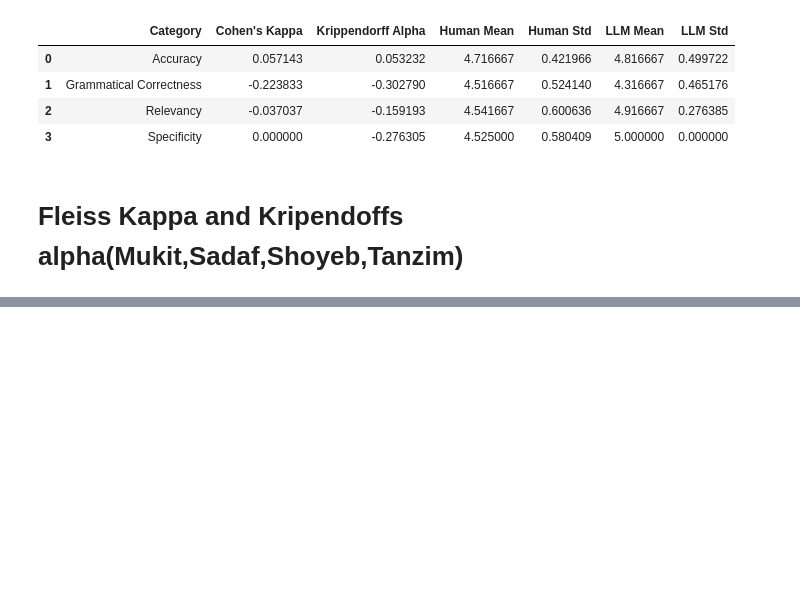
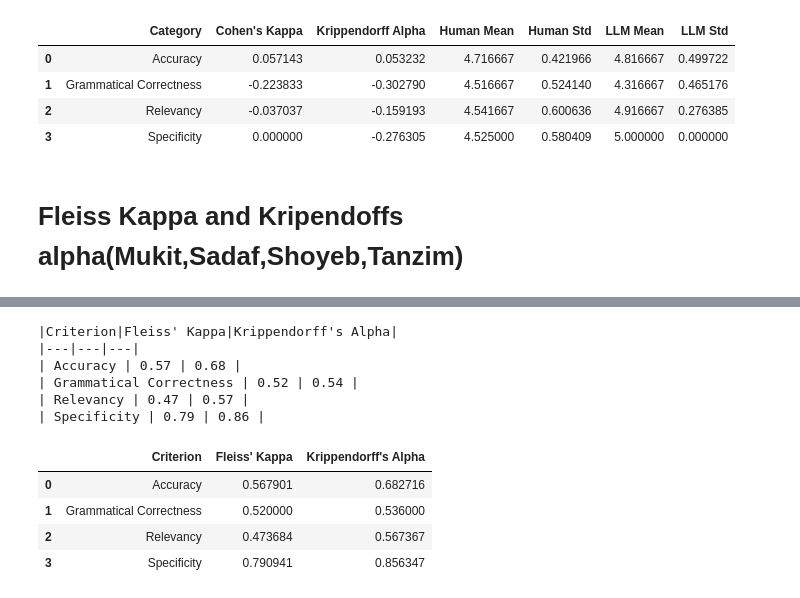
Before and after one commit to TahlilMahfuz/RAG_Implementation, a Jupyter notebook: Evaluation/evaluation.ipynb, the cells around one changed output, grey strips where cells are left out. Cells and saved outputs as stored; diff of their text form; code cells hidden in the pictures; blank space fills up the shorter version.

Commit message:
Calculated inter rater reliability

```diff
--- a/Evaluation/evaluation.ipynb
+++ b/Evaluation/evaluation.ipynb
@@ -348,0 +384,55 @@ results_df
+# %%
+import pandas as pd
+import numpy as np
+from statsmodels.stats.inter_rater import fleiss_kappa
+from krippendorff import alpha as krippendorff_alpha
+
+# Load the CSV
+df = pd.read_csv('Inter-rater-reliability.csv')
+
+# Extract all reviewer columns for each criterion
+criteria = ['accuracy', 'grammatical_correctness', 'relevancy', 'specificity']
+reviewer_ids = ['70', '63', '57']
+
+results = []
+for crit in criteria:
+    # Collect ratings for this criterion from all reviewers
+    cols = [f"{rid}_{crit}" for rid in reviewer_ids]
+    ratings = df[cols].values.T  # shape: (n_raters, n_items)
+
+    # For Fleiss' Kappa, we need a matrix of shape (n_items, n_categories)
+    n_categories = 5
+    fleiss_matrix = np.zeros((ratings.shape[1], n_categories), dtype=int)
+    for i, item_ratings in enumerate(ratings.T):
+        for score in item_ratings:
+            if not np.isnan(score):
+                fleiss_matrix[i, int(score)-1] += 1
+
+    fk = fleiss_kappa(fleiss_matrix)
+    ka = krippendorff_alpha(ratings, level_of_measurement='ordinal')
+    results.append((crit.title().replace('_', ' '), fk, ka))
+
+# Print as markdown table
+print("|Criterion|Fleiss' Kappa|Krippendorff's Alpha|")
+print("|---|---|---|")
+for row in results:
+    print(f"| {row[0]} | {row[1]:.2f} | {row[2]:.2f} |")
+
+# create a dataframe of results
+results_df = pd.DataFrame(
+    results,
+    columns=['Criterion', "Fleiss' Kappa", "Krippendorff's Alpha"]
+)
+results_df
+# %% [output]
+|Criterion|Fleiss' Kappa|Krippendorff's Alpha|
+|---|---|---|
+| Accuracy | 0.57 | 0.68 |
+| Grammatical Correctness | 0.52 | 0.54 |
+| Relevancy | 0.47 | 0.57 |
+| Specificity | 0.79 | 0.86 |
+|  | Criterion | Fleiss' Kappa | Krippendorff's Alpha |
+| 0 | Accuracy | 0.567901 | 0.682716 |
+| 1 | Grammatical Correctness | 0.520000 | 0.536000 |
+| 2 | Relevancy | 0.473684 | 0.567367 |
+| 3 | Specificity | 0.790941 | 0.856347 |
```
Also changed, not shown: parts of 3 cells of this notebook, 1 other file.
